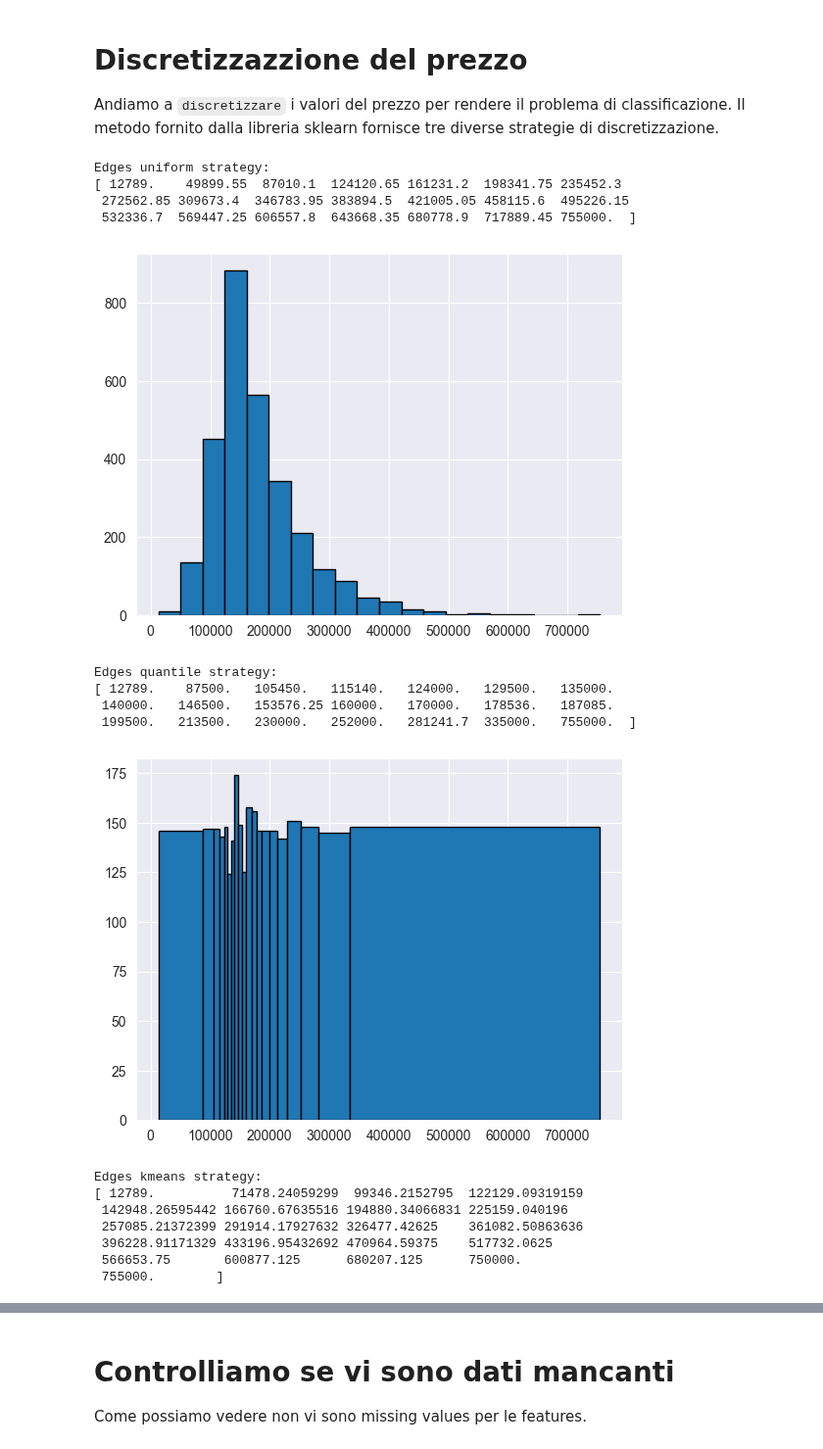
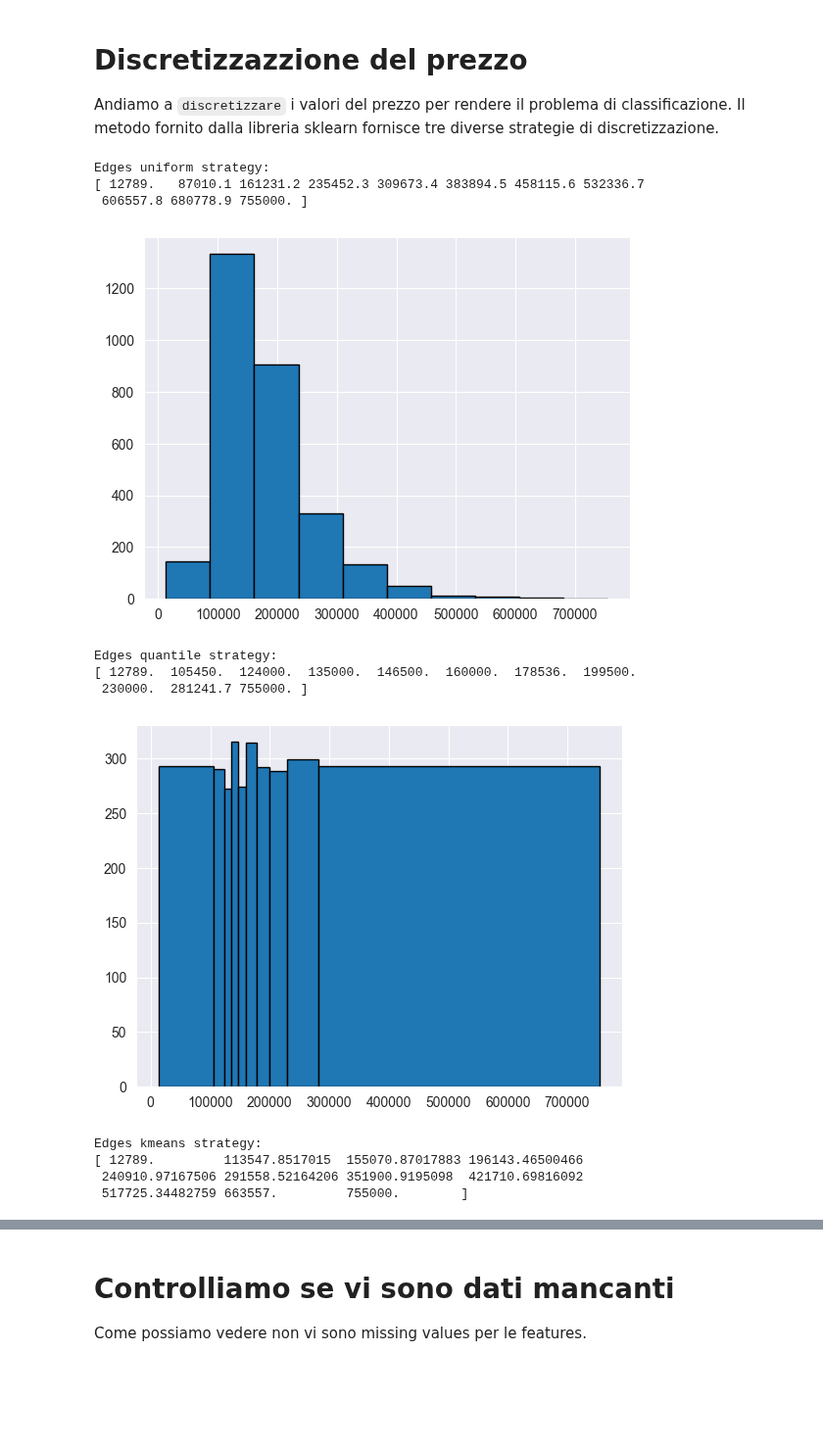
Before and after one commit to davide-tonetto-884585/House-Sale-Price-Prediction, a Jupyter notebook: script.ipynb, the cells around one changed output, grey strips where cells are left out. Shown at 98% size. Cells and saved outputs as stored; diff of their text form; code cells hidden in the pictures; blank space fills up the shorter version.

```diff
--- a/script.ipynb
+++ b/script.ipynb
@@ -147,31 +147,26 @@ Il metodo fornito dalla libreria sklearn fornisce tre diverse strategie di discr
 # %%
 Y = data['Sale_Price'].to_numpy()
 Y = Y.reshape(-1, 1)
 
 for strategy in ["uniform", "quantile", "kmeans"]:
-    enc = KBinsDiscretizer(n_bins=20, encode="ordinal", strategy=strategy)
+    enc = KBinsDiscretizer(n_bins=10, encode="ordinal", strategy=strategy)
     Y_binned = enc.fit_transform(Y)
 
     print("Edges " + strategy + " strategy:")
     print(enc.bin_edges_[0])
 
     plt.hist(Y, enc.bin_edges_[0], edgecolor="black")
     plt.show()
 # %% [output]
 Edges uniform strategy:
-[ 12789.    49899.55  87010.1  124120.65 161231.2  198341.75 235452.3
- 272562.85 309673.4  346783.95 383894.5  421005.05 458115.6  495226.15
- 532336.7  569447.25 606557.8  643668.35 680778.9  717889.45 755000.  ]
+[ 12789.   87010.1 161231.2 235452.3 309673.4 383894.5 458115.6 532336.7
+ 606557.8 680778.9 755000. ]
-[figure, old version]
+[figure, new version]
 Edges quantile strategy:
-[ 12789.    87500.   105450.   115140.   124000.   129500.   135000.
- 140000.   146500.   153576.25 160000.   170000.   178536.   187085.
- 199500.   213500.   230000.   252000.   281241.7  335000.   755000.  ]
+[ 12789.  105450.  124000.  135000.  146500.  160000.  178536.  199500.
+ 230000.  281241.7 755000. ]
-[figure, old version]
+[figure, new version]
 Edges kmeans strategy:
-[ 12789.          71478.24059299  99346.2152795  122129.09319159
- 142948.26595442 166760.67635516 194880.34066831 225159.040196
- 257085.21372399 291914.17927632 326477.42625    361082.50863636
- 396228.91171329 433196.95432692 470964.59375    517732.0625
- 566653.75       600877.125      680207.125      750000.
- 755000.        ]
+[ 12789.         113547.8517015  155070.87017883 196143.46500466
+ 240910.97167506 291558.52164206 351900.9195098  421710.69816092
+ 517725.34482759 663557.         755000.        ]
```
Also changed, not shown: parts of 2 cells of this notebook, 8 other files.
